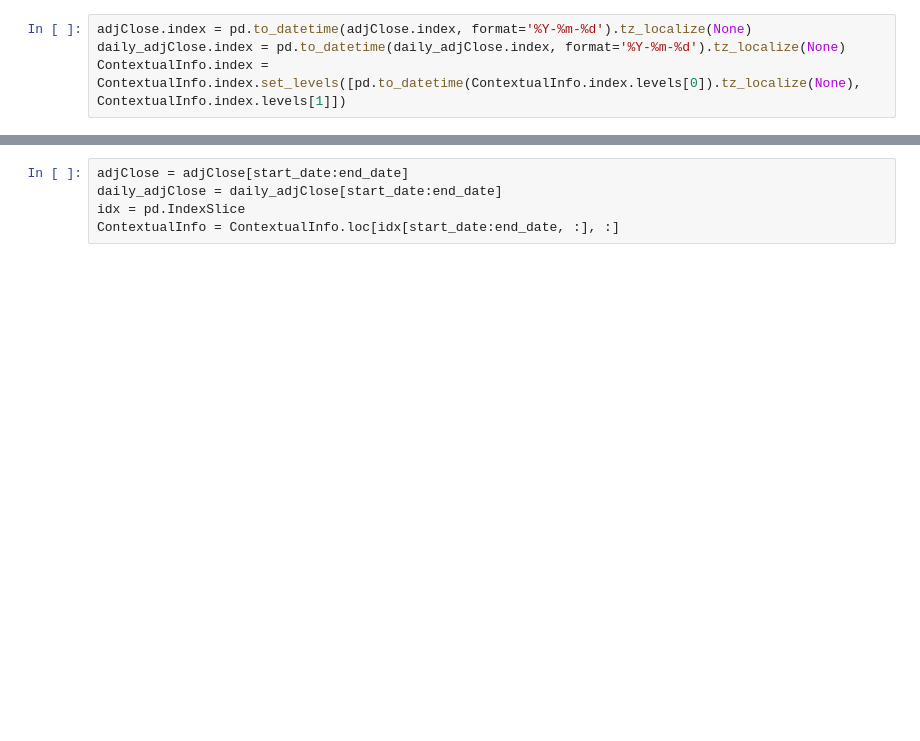
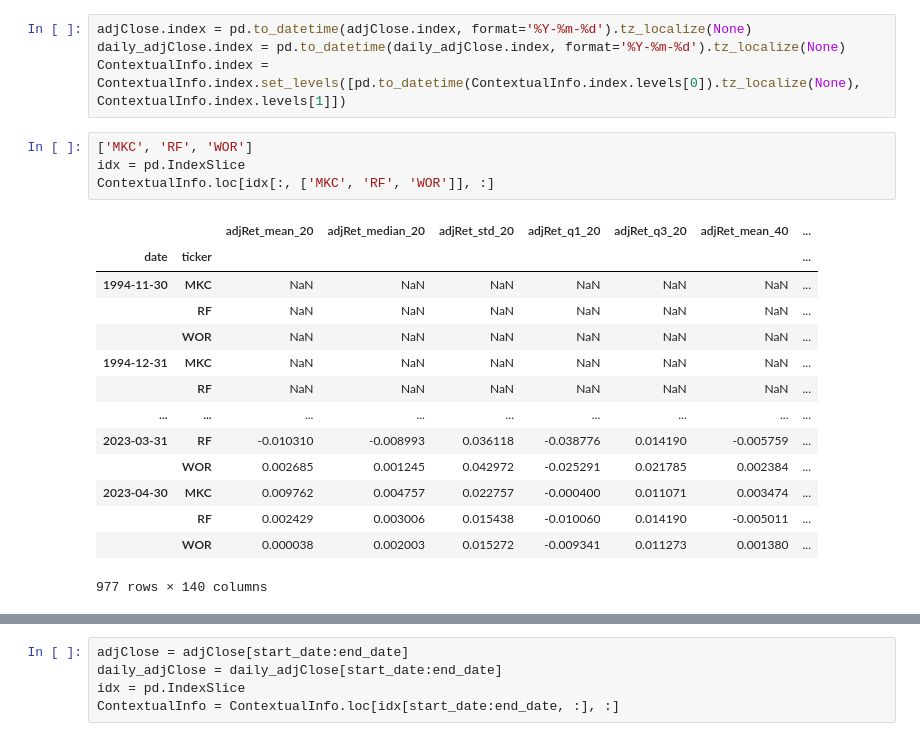
Before and after one commit to davidislip/support_vector_risk_machine, a Jupyter notebook: Template_Main.ipynb, the cells around one changed output, grey strips where cells are left out. Drawn from its saved outputs; the diff is of its cells as text; blank space fills up the shorter version.

```diff
--- a/Template_Main.ipynb
+++ b/Template_Main.ipynb
@@ -74,6 +108,25 @@ else:
 adjClose.index = pd.to_datetime(adjClose.index, format='%Y-%m-%d').tz_localize(None)
 daily_adjClose.index = pd.to_datetime(daily_adjClose.index, format='%Y-%m-%d').tz_localize(None)
 ContextualInfo.index = ContextualInfo.index.set_levels([pd.to_datetime(ContextualInfo.index.levels[0]).tz_localize(None), ContextualInfo.index.levels[1]])
+# %%
+['MKC', 'RF', 'WOR']
+idx = pd.IndexSlice
+ContextualInfo.loc[idx[:, ['MKC', 'RF', 'WOR']], :]
+# %% [output]
+|  |  | adjRet_mean_20 | adjRet_median_20 | adjRet_std_20 | adjRet_q1_20 | adjRet_q3_20 | adjRet_mean_40 | ... |
+| date | ticker |  |  |  |  |  |  | ... |
+| 1994-11-30 | MKC | NaN | NaN | NaN | NaN | NaN | NaN | ... |
+|  | RF | NaN | NaN | NaN | NaN | NaN | NaN | ... |
+|  | WOR | NaN | NaN | NaN | NaN | NaN | NaN | ... |
+| 1994-12-31 | MKC | NaN | NaN | NaN | NaN | NaN | NaN | ... |
+|  | RF | NaN | NaN | NaN | NaN | NaN | NaN | ... |
+| ... | ... | ... | ... | ... | ... | ... | ... | ... |
+| 2023-03-31 | RF | -0.010310 | -0.008993 | 0.036118 | -0.038776 | 0.014190 | -0.005759 | ... |
+|  | WOR | 0.002685 | 0.001245 | 0.042972 | -0.025291 | 0.021785 | 0.002384 | ... |
+| 2023-04-30 | MKC | 0.009762 | 0.004757 | 0.022757 | -0.000400 | 0.011071 | 0.003474 | ... |
+|  | RF | 0.002429 | 0.003006 | 0.015438 | -0.010060 | 0.014190 | -0.005011 | ... |
+|  | WOR | 0.000038 | 0.002003 | 0.015272 | -0.009341 | 0.011273 | 0.001380 | ... |
+977 rows × 140 columns
 # %%
 print("The earliest possible start date")
 max(daily_adjClose.index.unique()[0], ContextualInfo.index.get_level_values('date').unique()[0], adjClose.index.unique()[0])
```
Also changed, not shown: parts of 22 cells of this notebook, 7 other files.
